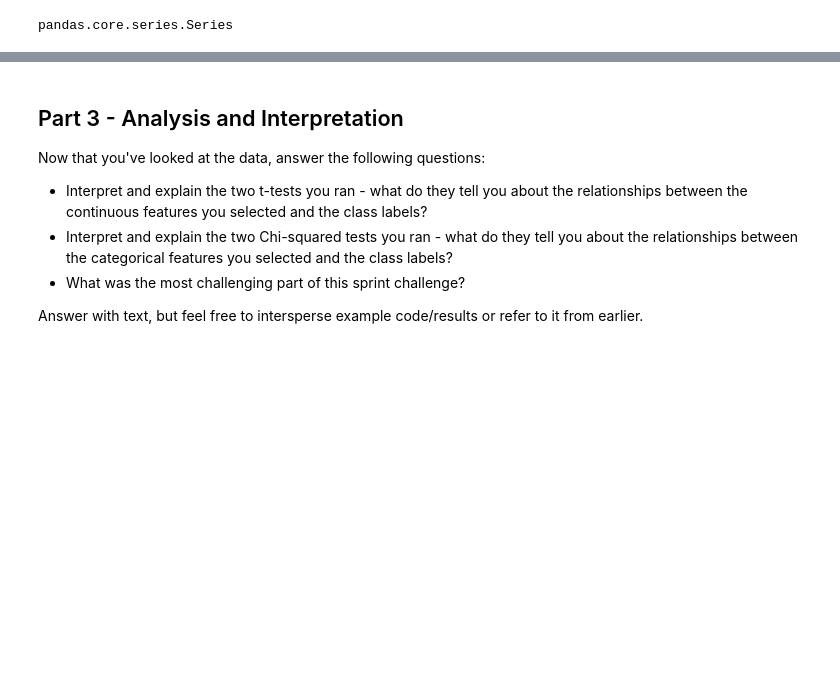
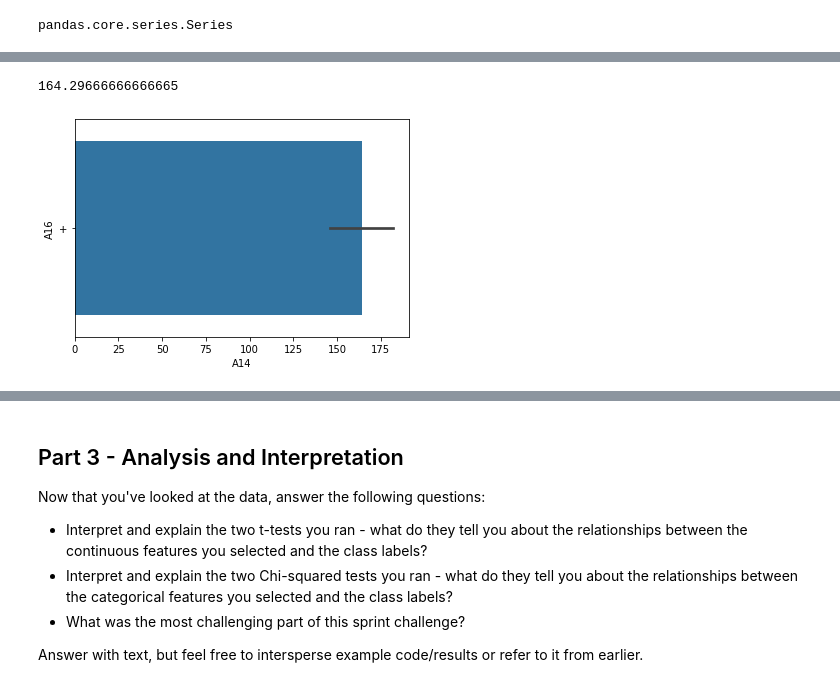
Before and after one commit to JackRossProjects/DS-Unit-1-Sprint-2-Statistics, a Jupyter notebook: DS_Unit_1_Sprint_Challenge_2.ipynb, the cells around one changed output, grey strips where cells are left out. Cells and saved outputs as stored; diff of their text form; code cells hidden in the pictures; blank space fills up the shorter version.

```diff
--- a/DS_Unit_1_Sprint_Challenge_2.ipynb
+++ b/DS_Unit_1_Sprint_Challenge_2.ipynb
@@ -184,0 +274,6 @@ dtype: object
+# %%
+sns.barplot(x="A14", y="A16", data=plus_)
+print(plus_['A14'].mean())
+# %% [output]
+164.29666666666665
+[figure, added]
```
Also changed, not shown: parts of 37 cells of this notebook.
